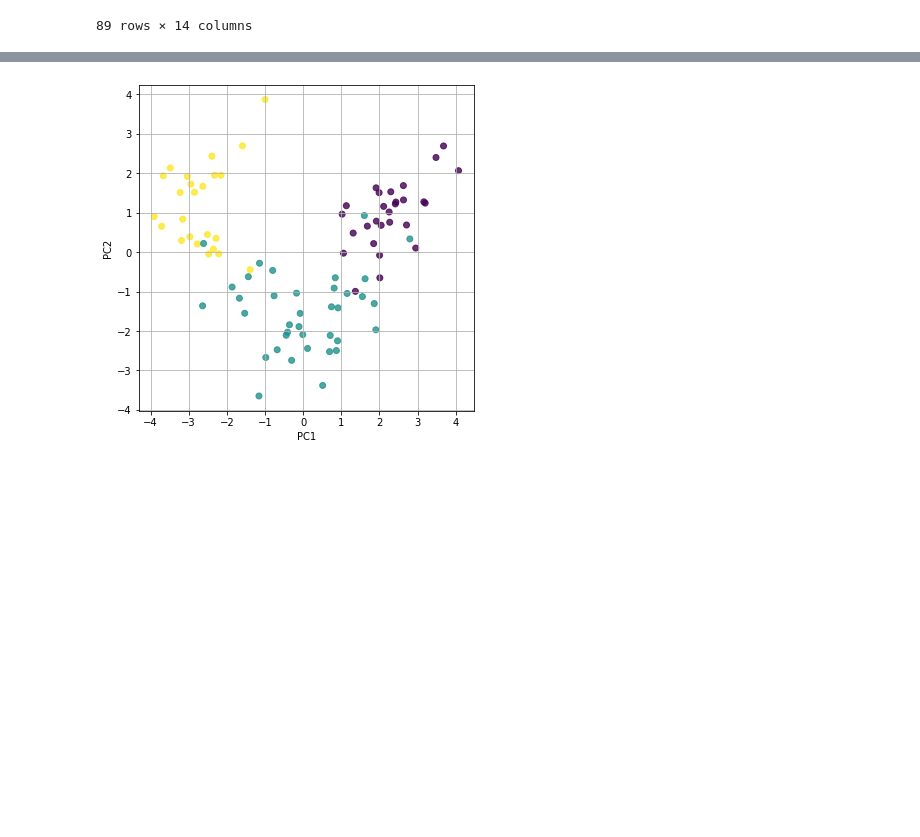
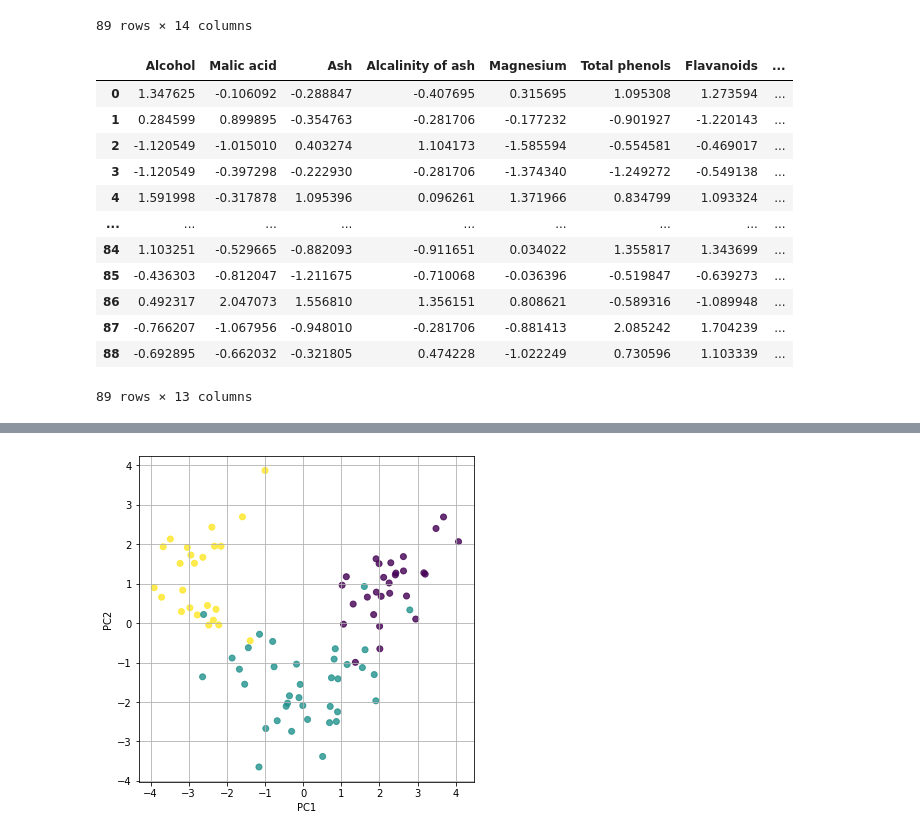
Before and after one commit to molly6052/Wine-Variety-Prediction, a Jupyter notebook: sone/PCA_SVM.ipynb, the cells around one changed output, grey strips where cells are left out. Saved outputs shown, nothing was run; the diff lists cells and outputs as text; code cells hidden in the pictures; blank space fills up the shorter version.

```diff
--- a/sone/PCA_SVM.ipynb
+++ b/sone/PCA_SVM.ipynb
@@ -28,3 +26,25 @@ dfs = df.iloc[:, 1:].apply(lambda x: (x-x.mean())/x.std(), axis=0)
+# %%
+from sklearn.preprocessing import StandardScaler as SC
+sc=SC()
+sc.fit(df.drop('Y',axis=1))
+dfs=pd.DataFrame(sc.transform(df.drop('Y',axis=1)),columns=df.drop('Y',axis=1).columns)
+dfs.head() #モリくんの結果とは少々異なる #トレーニング用のデータ
+dfs_test=pd.DataFrame(sc.transform(df_test),columns=df_test.columns)
+dfs_test  #テスト用のデータを準び、トレーニングデータで作ったsc関数を適用
+# %% [output]
+|  | Alcohol | Malic acid | Ash | Alcalinity of ash | Magnesium | Total phenols | Flavanoids | ... |
+| 0 | 1.347625 | -0.106092 | -0.288847 | -0.407695 | 0.315695 | 1.095308 | 1.273594 | ... |
+| 1 | 0.284599 | 0.899895 | -0.354763 | -0.281706 | -0.177232 | -0.901927 | -1.220143 | ... |
+| 2 | -1.120549 | -1.015010 | 0.403274 | 1.104173 | -1.585594 | -0.554581 | -0.469017 | ... |
+| 3 | -1.120549 | -0.397298 | -0.222930 | -0.281706 | -1.374340 | -1.249272 | -0.549138 | ... |
+| 4 | 1.591998 | -0.317878 | 1.095396 | 0.096261 | 1.371966 | 0.834799 | 1.093324 | ... |
+| ... | ... | ... | ... | ... | ... | ... | ... | ... |
+| 84 | 1.103251 | -0.529665 | -0.882093 | -0.911651 | 0.034022 | 1.355817 | 1.343699 | ... |
+| 85 | -0.436303 | -0.812047 | -1.211675 | -0.710068 | -0.036396 | -0.519847 | -0.639273 | ... |
+| 86 | 0.492317 | 2.047073 | 1.556810 | 1.356151 | 0.808621 | -0.589316 | -1.089948 | ... |
+| 87 | -0.766207 | -1.067956 | -0.948010 | -0.281706 | -0.881413 | 2.085242 | 1.704239 | ... |
+| 88 | -0.692895 | -0.662032 | -0.321805 | 0.474228 | -1.022249 | 0.730596 | 1.103339 | ... |
+89 rows × 13 columns
 # %%
 # 主成分分析の実行
 pca = PCA()
```
Also changed, not shown: parts of 9 cells of this notebook.
